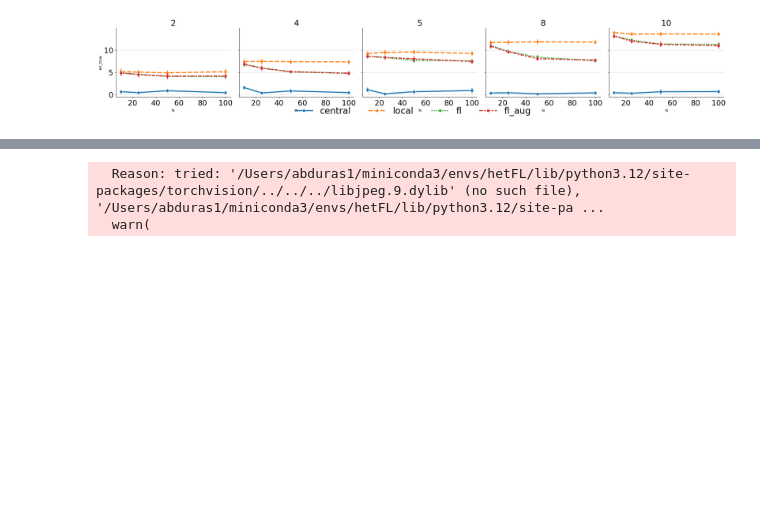
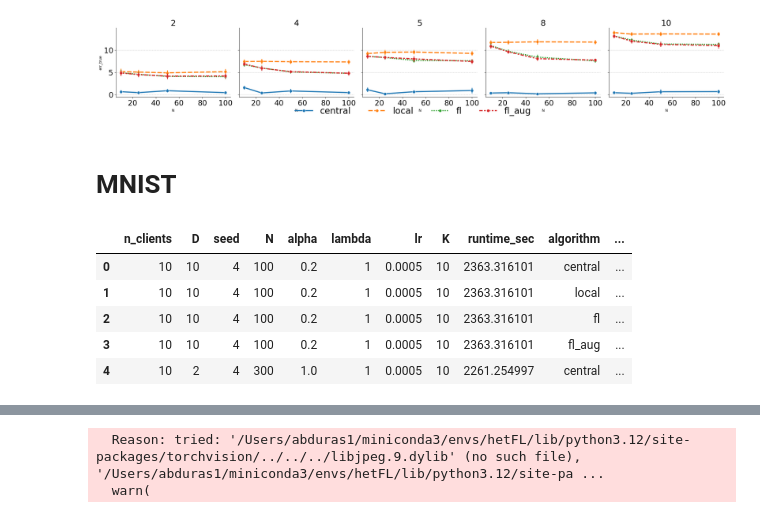
Before and after one commit to shamPJ/KL-GTVmin-GMM, a Jupyter notebook: Untitled.ipynb, the cells around one changed output, grey strips where cells are left out. Saved outputs shown, nothing was run; the diff lists cells and outputs as text; code cells hidden in the pictures; blank space fills up the shorter version.

```diff
--- a/Untitled.ipynb
+++ b/Untitled.ipynb
@@ -303,3 +350,14 @@ plot_metrics(df_lambda_1, "N", "err_true", "D")
 [figure]
 [figure]
 [figure]
+# %% [markdown]
+# MNIST
+# %%
+df_mnist.head()
+# %% [output]
+|  | n_clients | D | seed | N | alpha | lambda | lr | K | runtime_sec | algorithm | ... |
+| 0 | 10 | 10 | 4 | 100 | 0.2 | 1 | 0.0005 | 10 | 2363.316101 | central | ... |
+| 1 | 10 | 10 | 4 | 100 | 0.2 | 1 | 0.0005 | 10 | 2363.316101 | local | ... |
+| 2 | 10 | 10 | 4 | 100 | 0.2 | 1 | 0.0005 | 10 | 2363.316101 | fl | ... |
+| 3 | 10 | 10 | 4 | 100 | 0.2 | 1 | 0.0005 | 10 | 2363.316101 | fl_aug | ... |
+| 4 | 10 | 2 | 4 | 300 | 1.0 | 1 | 0.0005 | 10 | 2261.254997 | central | ... |
```
Also changed, not shown: parts of 4 cells of this notebook, 3 other files.
